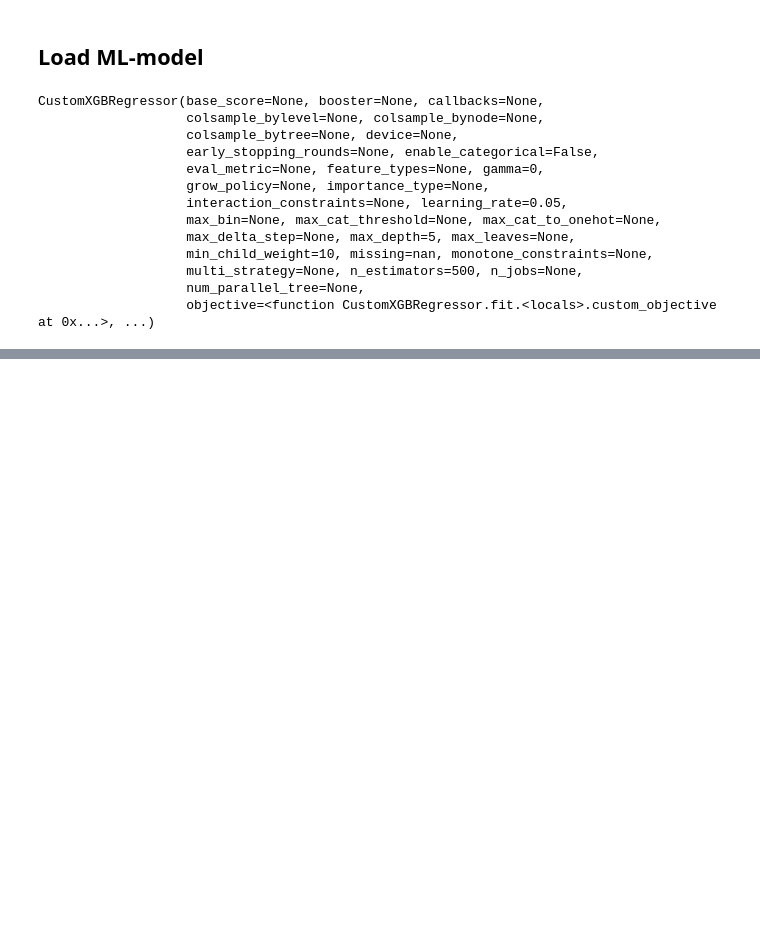
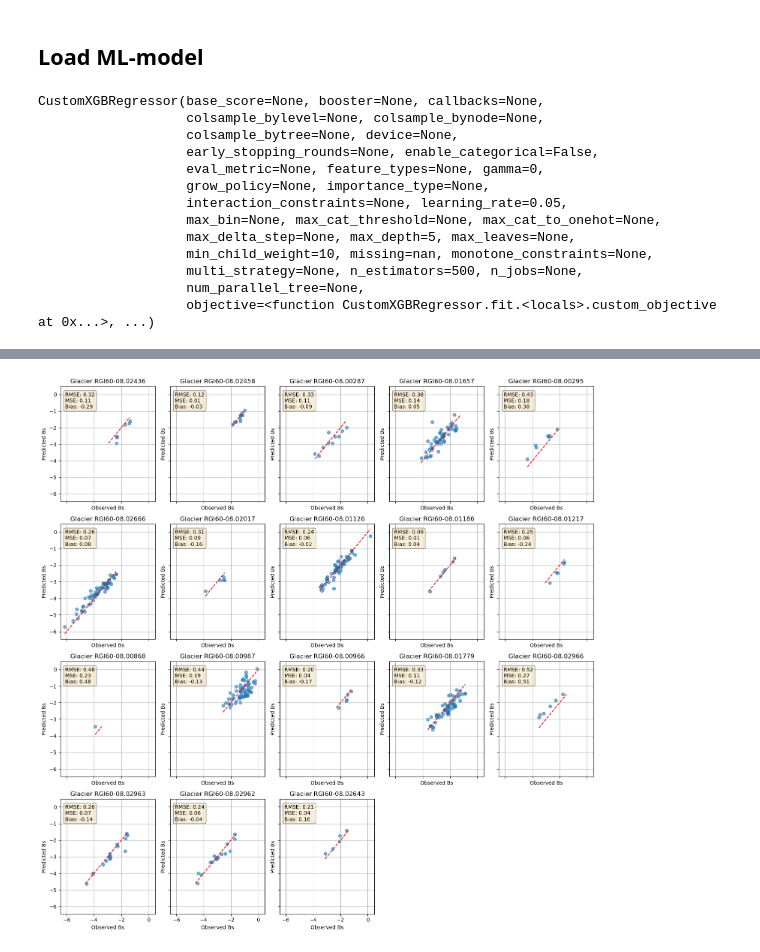
Before and after one commit to khsjursen/ML_MB_Norway, a Jupyter notebook: predict_glacier_wide.ipynb, the cells around one changed output, grey strips where cells are left out. Saved outputs shown, nothing was run; the diff lists cells and outputs as text; code cells hidden in the pictures; blank space fills up the shorter version.

```diff
--- a/predict_glacier_wide.ipynb
+++ b/predict_glacier_wide.ipynb
@@ -922,0 +851,12 @@ plt.show()
+# %%
+# Call the function with selected set of glaciers
+# Plot for Ba
+plot_scatter_variable('Bs', glacier_set='train')  # Options: 'all', 'train', 'test'
+
+# Plot for Bw
+#plot_scatter_variable('Bw', glacier_set='all')  # Options: 'all', 'train', 'test'
+
+# Plot for Bs
+#plot_scatter_variable('Bs', glacier_set='all')  # Options: 'all', 'train', 'test'
+# %% [output]
+[figure, added]
```
Also changed, not shown: parts of 50 cells of this notebook, 1 other file.
